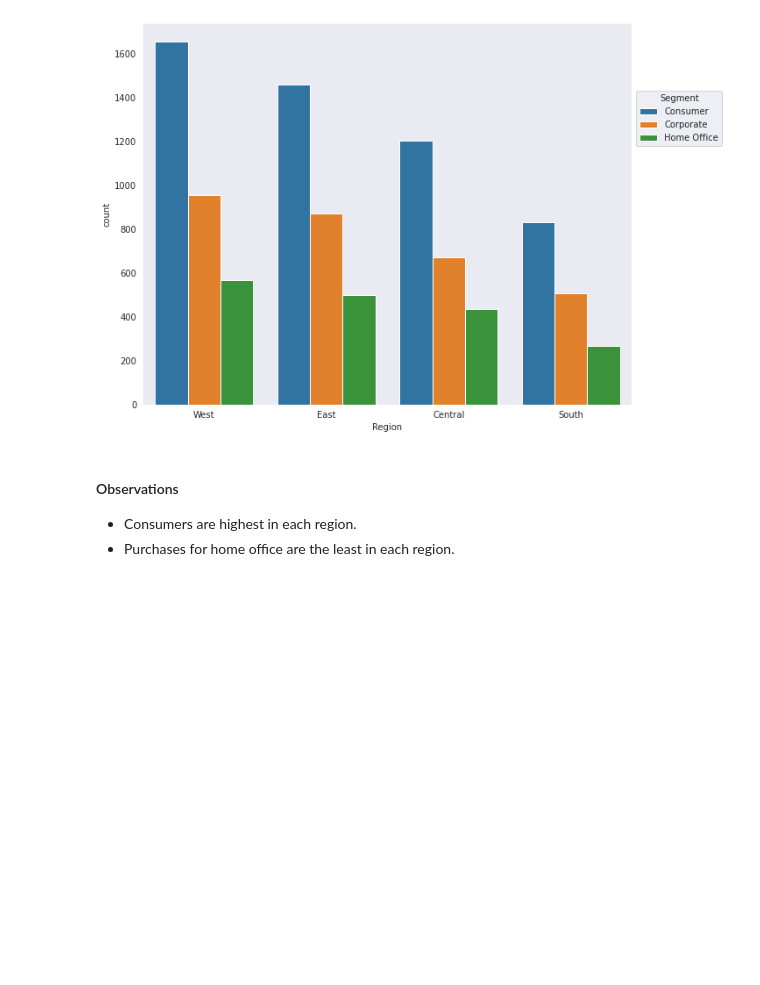
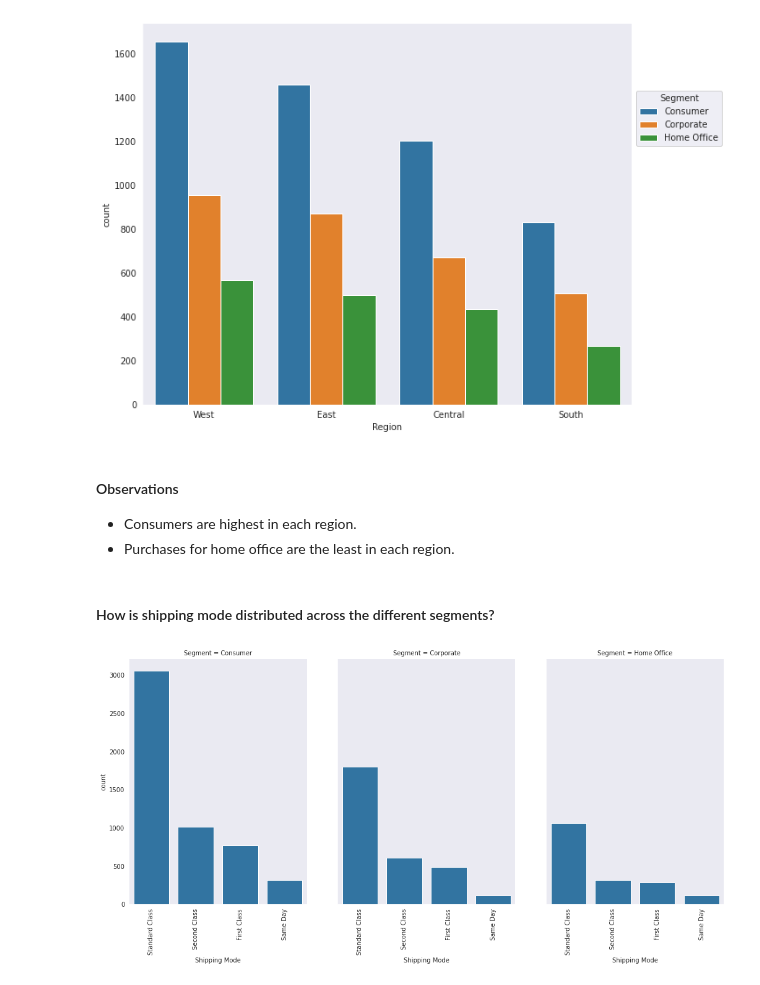
Before and after one commit to Dee-nDee/SuperStore_Data_Analysis, a Jupyter notebook: SuperStore.ipynb, the cells around one changed output. Saved outputs shown, nothing was run; the diff lists cells and outputs as text; code cells hidden in the pictures; blank space fills up the shorter version.

Commit message:
feat: Distribution of Shipping Mode across the Segments

```diff
--- a/SuperStore.ipynb
+++ b/SuperStore.ipynb
@@ -1126,3 +1126,18 @@ plt.grid(False)
 
 - Consumers are highest in each region.
 - Purchases for home office are the least in each region.
+# %% [markdown]
+#### How is shipping mode distributed across the different segments?
+# %%
+g = sb.FacetGrid(data = samp_superstore, col = "Segment");
+g.map(sb.countplot, "Ship_Mode");
+
+for ax in g.axes.flat:
+    label = ax.get_xticklabels()
+    ax.set_xticklabels(label, rotation = 90)
+    ax.set_xlabel("Shipping Mode")
+    ax.grid(False)
+
+g.figure.set_size_inches(15, 8);
+# %% [output]
+[figure, added]
```
